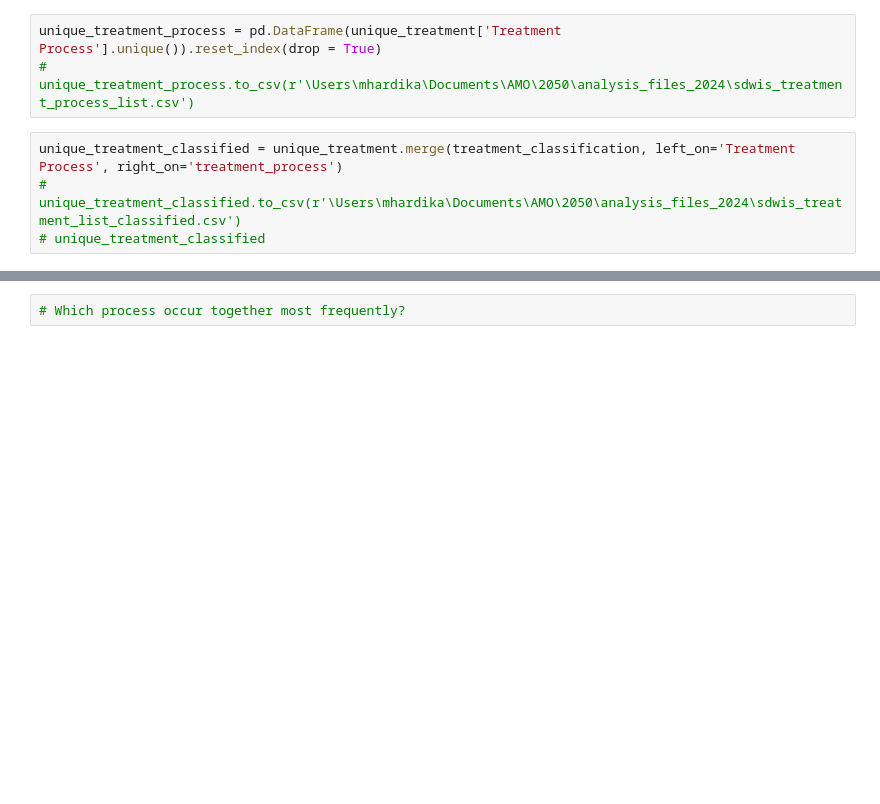
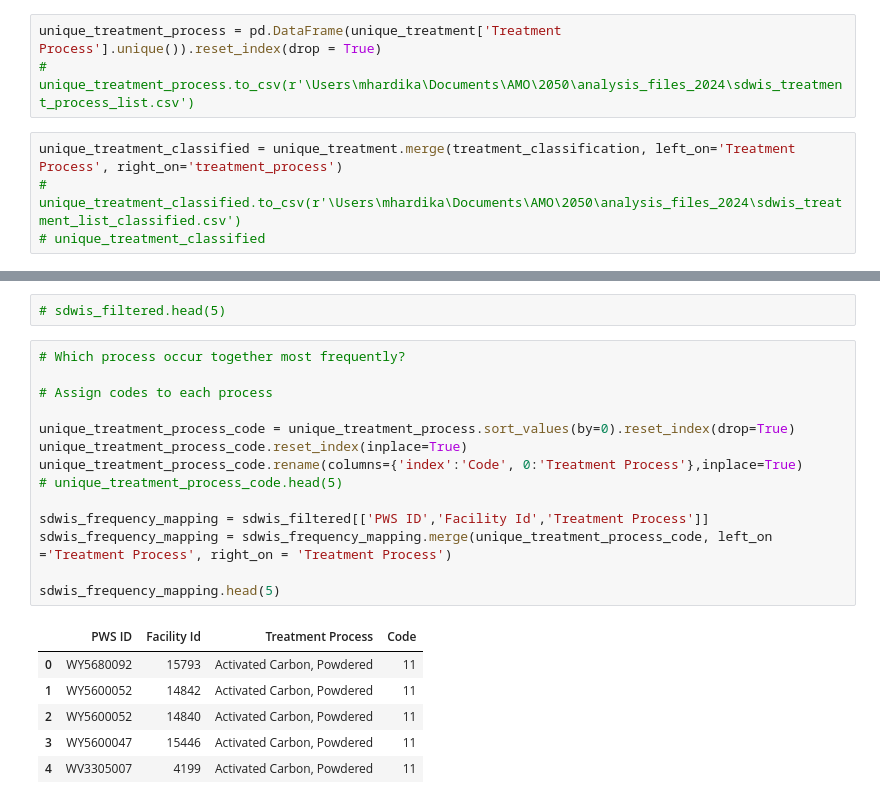
Before and after one commit to MuktaHardikar/WaterTAP3, a Jupyter notebook: watertap3/watertap3/sdwis_treatment_train.ipynb, the cells around one changed output, grey strips where cells are left out. Saved outputs shown, nothing was run; the diff lists cells and outputs as text; blank space fills up the shorter version.

```diff
--- a/watertap3/watertap3/sdwis_treatment_train.ipynb
+++ b/watertap3/watertap3/sdwis_treatment_train.ipynb
@@ -104,2 +104,23 @@ ax.legend(handles=[chemical_patch,physical_patch,in_wt3])
-# %%
-# Which process occur together most frequently?
+# %%
+# sdwis_filtered.head(5)
+# %%
+# Which process occur together most frequently?
+
+# Assign codes to each process
+
+unique_treatment_process_code = unique_treatment_process.sort_values(by=0).reset_index(drop=True)
+unique_treatment_process_code.reset_index(inplace=True)
+unique_treatment_process_code.rename(columns={'index':'Code', 0:'Treatment Process'},inplace=True)
+# unique_treatment_process_code.head(5)
+
+sdwis_frequency_mapping = sdwis_filtered[['PWS ID','Facility Id','Treatment Process']]
+sdwis_frequency_mapping = sdwis_frequency_mapping.merge(unique_treatment_process_code, left_on ='Treatment Process', right_on = 'Treatment Process')
+
+sdwis_frequency_mapping.head(5)
+# %% [output]
+|  | PWS ID | Facility Id | Treatment Process | Code |
+| 0 | WY5680092 | 15793 | Activated Carbon, Powdered | 11 |
+| 1 | WY5600052 | 14842 | Activated Carbon, Powdered | 11 |
+| 2 | WY5600052 | 14840 | Activated Carbon, Powdered | 11 |
+| 3 | WY5600047 | 15446 | Activated Carbon, Powdered | 11 |
+| 4 | WV3305007 | 4199 | Activated Carbon, Powdered | 11 |
```
Also changed, not shown: parts of 6 cells of this notebook, 1 other file.
